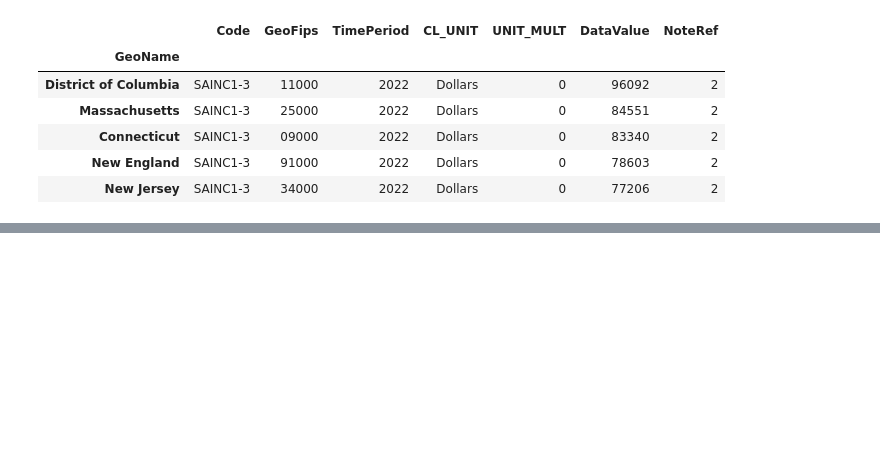
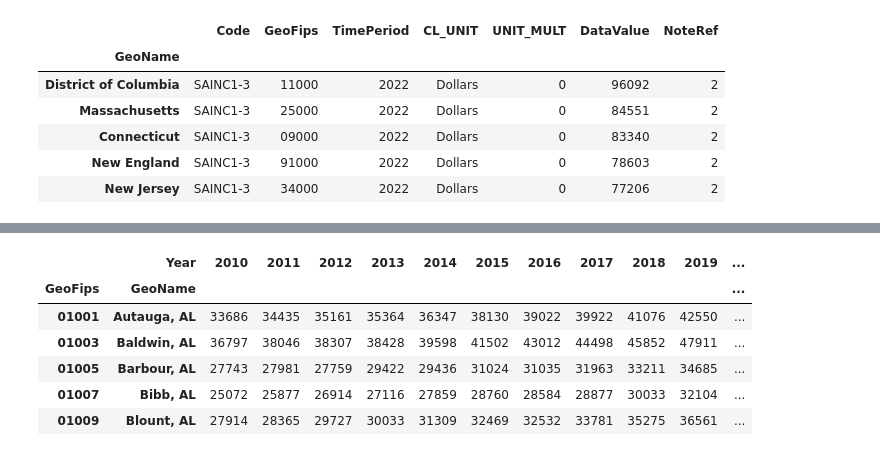
Before and after one commit to dfquinn23/Project_1, a Jupyter notebook: BEA/BEA.ipynb, the cells around one changed output, grey strips where cells are left out. Saved outputs shown, nothing was run; the diff lists cells and outputs as text; code cells hidden in the pictures; blank space fills up the shorter version.

```diff
--- a/BEA/BEA.ipynb
+++ b/BEA/BEA.ipynb
@@ -31,0 +73,26 @@ df_data.head()
+# %%
+method = "GetData"
+data_set = "Regional"
+tablename='CAINC4'
+geo='COUNTY'
+lc='30'
+year='2022'
+
+years = [year for year in range(2010,2023)]
+def call_api(year):
+    time.sleep(5)
+    print(year)
+    params = f'TableName={tablename}&GeoFips={geo}&LineCode={lc}&Year={year}'
+    result = requests.get(
+            f'https://apps.bea.gov/api/data?&UserID={beakey}' +
+            f'&method={method}&datasetname={data_set}' +
+            f'&{params}&ResultFormat=JSON'
+        ).json()
+    df = pd.DataFrame(result["BEAAPI"]['Results']['Data'])
+    df = df.sort_values('DataValue', ascending=False)
+    df = df[['GeoName','DataValue','TimePeriod', 'GeoFips']]
+    # LEAVING GeoName as is so county and state can be changed outside here
+    df = df.rename(columns={'DataValue':'Income','TimePeriod':'Year'})
+    return df
+# %%
+results = [call_api(year) for year in years]
@@ -31,0 +134,4 @@ df_data.head()
+# %%
+county_merged_df = pd.concat(results, ignore_index=True)
+county_merged_df['Income'] = pd.to_numeric(county_merged_df['Income'])
+county_merged_df.head()
@@ -31,0 +145,11 @@ df_data.head()
+# %%
+pivot_merged_df = county_merged_df.pivot(index=['GeoFips','GeoName'], columns='Year', values='Income')
+pivot_merged_df.head()
+# %% [output]
+|  | Year | 2010 | 2011 | 2012 | 2013 | 2014 | 2015 | 2016 | 2017 | 2018 | 2019 | ... |
+| GeoFips | GeoName |  |  |  |  |  |  |  |  |  |  | ... |
+| 01001 | Autauga, AL | 33686 | 34435 | 35161 | 35364 | 36347 | 38130 | 39022 | 39922 | 41076 | 42550 | ... |
+| 01003 | Baldwin, AL | 36797 | 38046 | 38307 | 38428 | 39598 | 41502 | 43012 | 44498 | 45852 | 47911 | ... |
+| 01005 | Barbour, AL | 27743 | 27981 | 27759 | 29422 | 29436 | 31024 | 31035 | 31963 | 33211 | 34685 | ... |
+| 01007 | Bibb, AL | 25072 | 25877 | 26914 | 27116 | 27859 | 28760 | 28584 | 28877 | 30033 | 32104 | ... |
+| 01009 | Blount, AL | 27914 | 28365 | 29727 | 30033 | 31309 | 32469 | 32532 | 33781 | 35275 | 36561 | ... |
```
Also changed, not shown: parts of 15 cells of this notebook, 7 other files.
